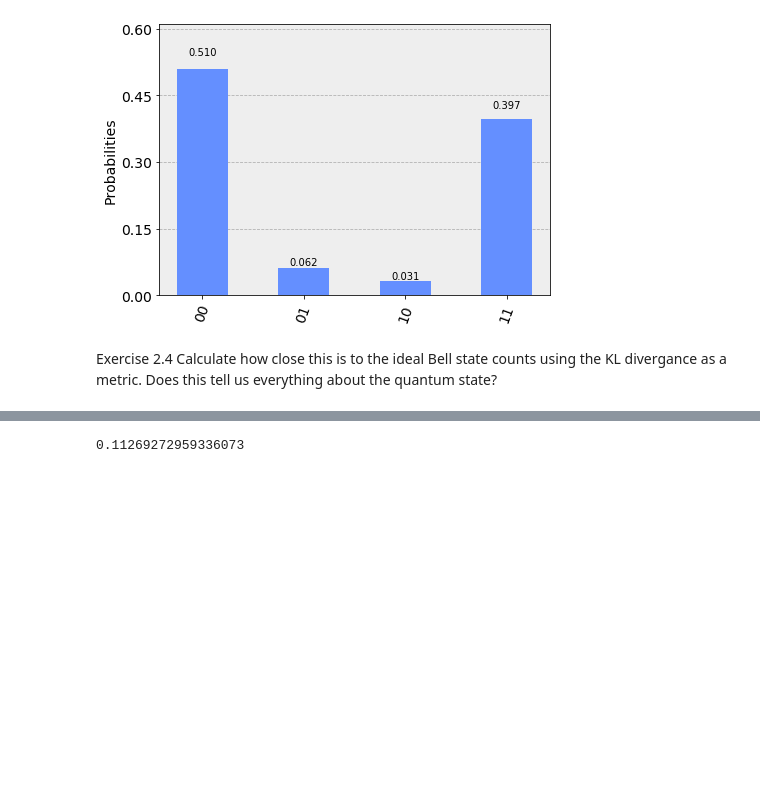
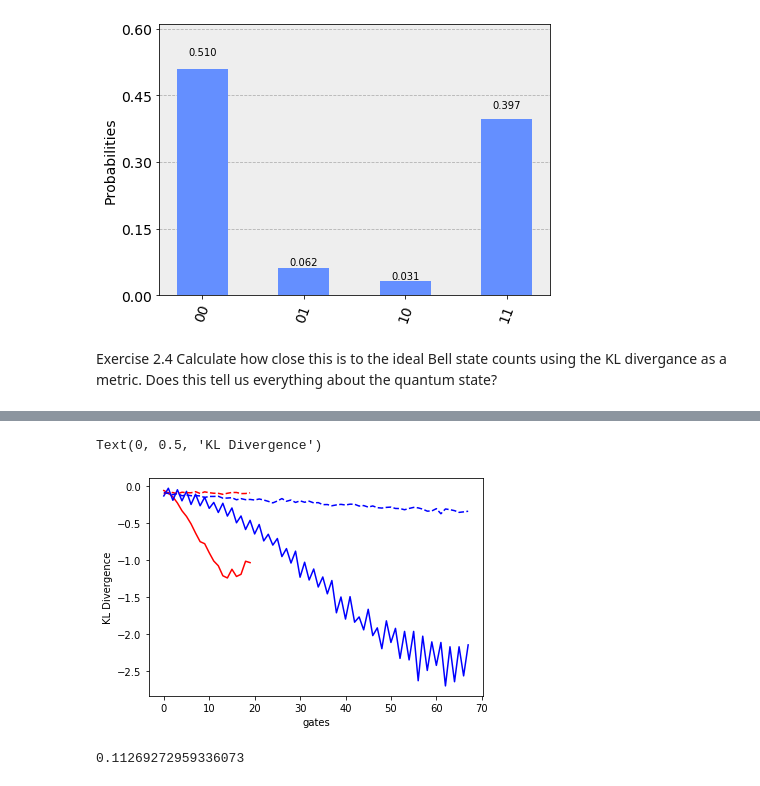
Before and after one commit to taalexander/useqip-exercises, a Jupyter notebook: exercises/2_quantum_entanglement.ipynb, the cells around one changed output, grey strips where cells are left out. Drawn from its saved outputs; the diff is of its cells as text; code cells hidden in the pictures; blank space fills up the shorter version.

```diff
--- a/exercises/2_quantum_entanglement.ipynb
+++ b/exercises/2_quantum_entanglement.ipynb
@@ -292,3 +397,13 @@ def kl_divergence_counts(ideal_counts, experiment_counts):
+# %%
+plt.plot(np.asarray(cx_device_kl_divergences)*-1, label='cx', color='red')
+plt.plot(np.asarray(x_device_kl_divergences)*-1, label='x', color='blue')
+plt.plot(np.asarray(cx_noisy_kl_divergences)*-1, label='cx', linestyle='--', color='red')
+plt.plot(np.asarray(x_noisy_kl_divergences)*-1, label='x', linestyle='--', color='blue')
+plt.xlabel('gates')
+plt.ylabel('KL Divergence')
+# %% [output]
+Text(0, 0.5, 'KL Divergence')
+[figure, added]
 # %%
 kl_divergence_counts(result.get_counts(bellZZ), melbourne_result.get_counts(bellZZ))
 # %% [output]
```
Also changed, not shown: parts of 12 cells of this notebook, 1 other file.
